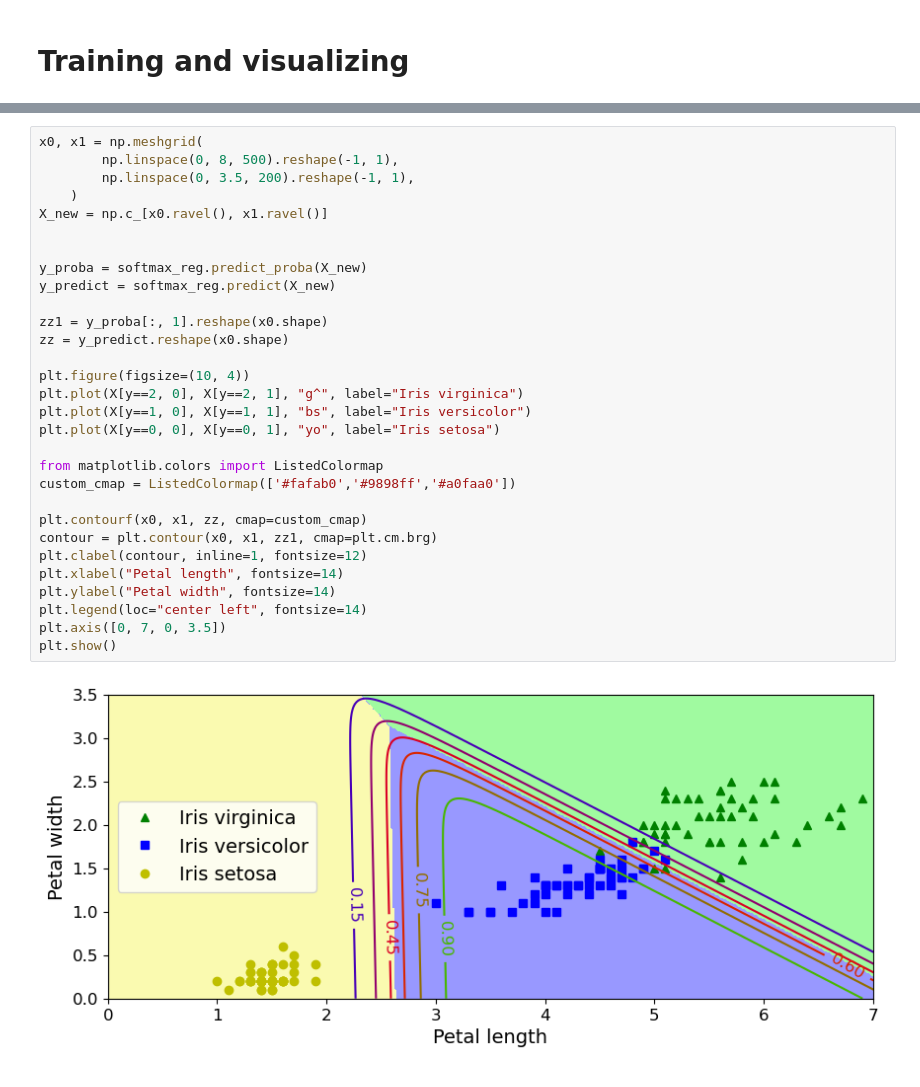
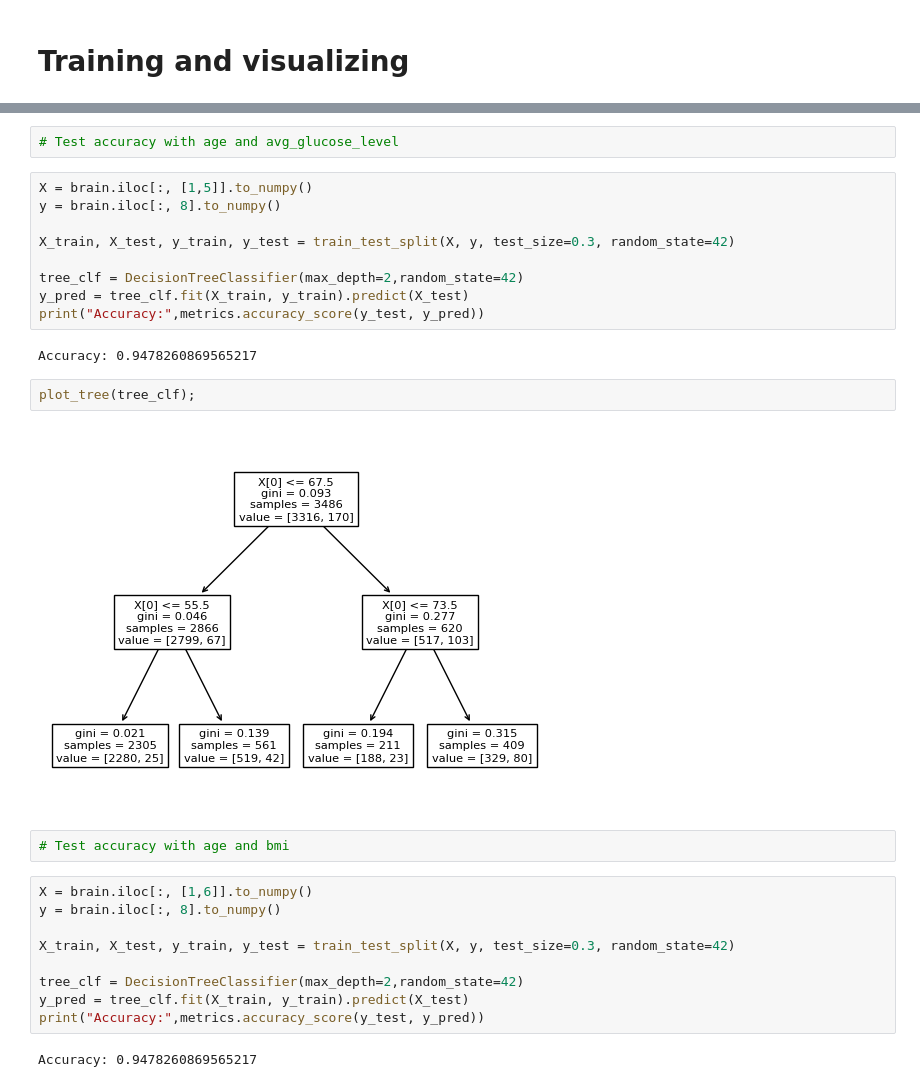
Before and after one commit to Lisnivia/F21DL, a Jupyter notebook: Lab 8.ipynb, the cells around one changed output, grey strips where cells are left out. Drawn from its saved outputs; the diff is of its cells as text.

```diff
--- a/Lab 8.ipynb
+++ b/Lab 8.ipynb
@@ -482,32 +80,30 @@ LogisticRegression(C=10, multi_class='multinomial', random_state=42)
-# %%
-x0, x1 = np.meshgrid(
-        np.linspace(0, 8, 500).reshape(-1, 1),
-        np.linspace(0, 3.5, 200).reshape(-1, 1),
-    )
-X_new = np.c_[x0.ravel(), x1.ravel()]
-
-
-y_proba = softmax_reg.predict_proba(X_new)
-y_predict = softmax_reg.predict(X_new)
-
-zz1 = y_proba[:, 1].reshape(x0.shape)
-zz = y_predict.reshape(x0.shape)
-
-plt.figure(figsize=(10, 4))
-plt.plot(X[y==2, 0], X[y==2, 1], "g^", label="Iris virginica")
-plt.plot(X[y==1, 0], X[y==1, 1], "bs", label="Iris versicolor")
-plt.plot(X[y==0, 0], X[y==0, 1], "yo", label="Iris setosa")
-
-from matplotlib.colors import ListedColormap
-custom_cmap = ListedColormap(['#fafab0','#9898ff','#a0faa0'])
-
-plt.contourf(x0, x1, zz, cmap=custom_cmap)
-contour = plt.contour(x0, x1, zz1, cmap=plt.cm.brg)
-plt.clabel(contour, inline=1, fontsize=12)
-plt.xlabel("Petal length", fontsize=14)
-plt.ylabel("Petal width", fontsize=14)
-plt.legend(loc="center left", fontsize=14)
-plt.axis([0, 7, 0, 3.5])
-plt.show()
-# %% [output]
-[figure, removed]
+# %%
+# Test accuracy with age and avg_glucose_level
+# %%
+X = brain.iloc[:, [1,5]].to_numpy()
+y = brain.iloc[:, 8].to_numpy()
+
+X_train, X_test, y_train, y_test = train_test_split(X, y, test_size=0.3, random_state=42)
+
+tree_clf = DecisionTreeClassifier(max_depth=2,random_state=42)
+y_pred = tree_clf.fit(X_train, y_train).predict(X_test)
+print("Accuracy:",metrics.accuracy_score(y_test, y_pred))
+# %% [output]
+Accuracy: 0.9478260869565217
+# %%
+plot_tree(tree_clf);
+# %% [output]
+[figure, added]
+# %%
+# Test accuracy with age and bmi
+# %%
+X = brain.iloc[:, [1,6]].to_numpy()
+y = brain.iloc[:, 8].to_numpy()
+
+X_train, X_test, y_train, y_test = train_test_split(X, y, test_size=0.3, random_state=42)
+
+tree_clf = DecisionTreeClassifier(max_depth=2,random_state=42)
+y_pred = tree_clf.fit(X_train, y_train).predict(X_test)
+print("Accuracy:",metrics.accuracy_score(y_test, y_pred))
+# %% [output]
+Accuracy: 0.9478260869565217
```
Also changed, not shown: parts of 60 cells of this notebook.
